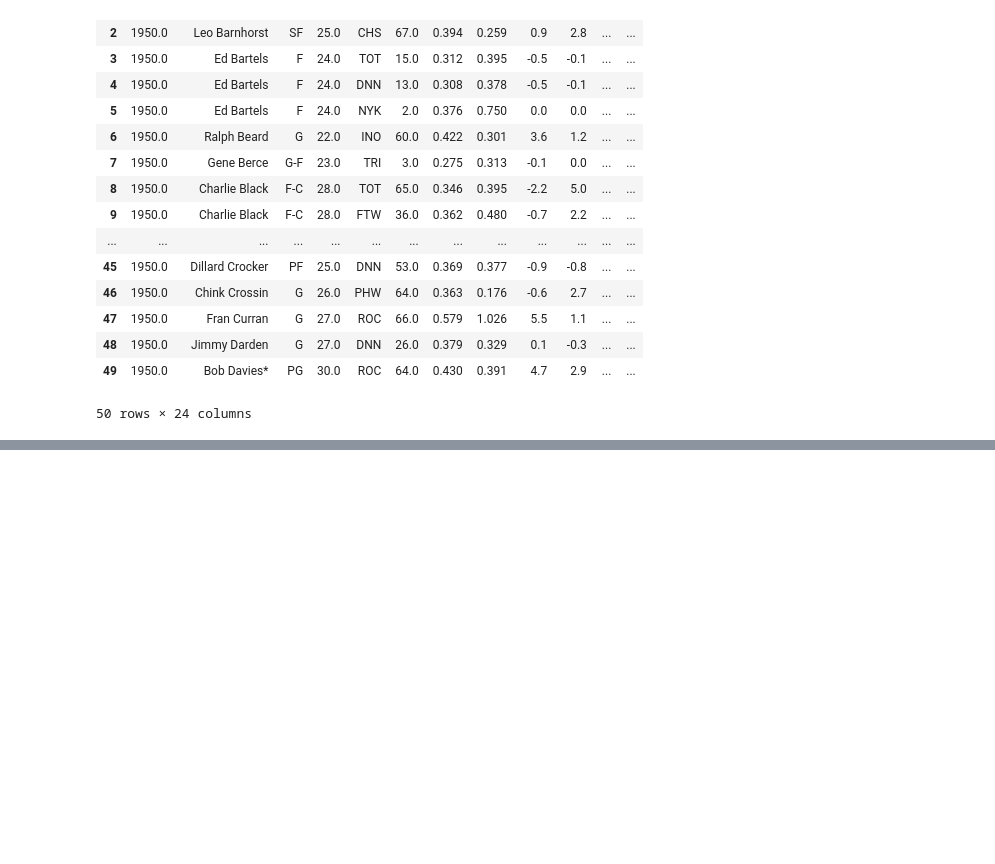
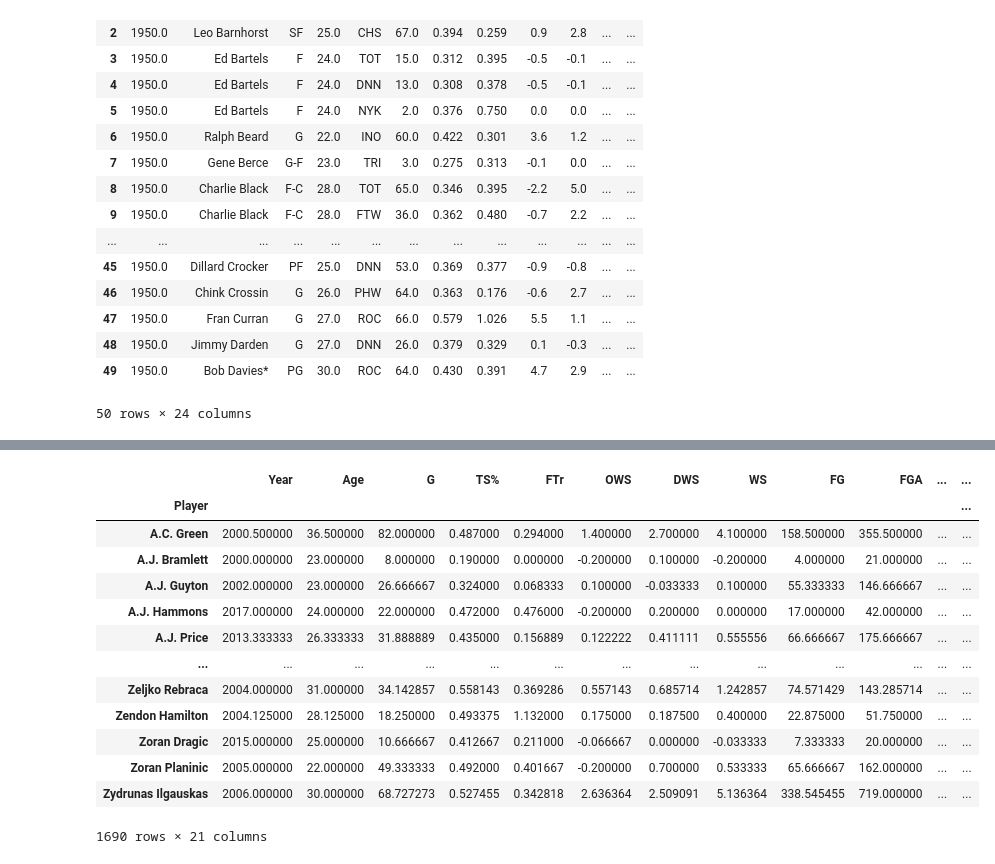
Before and after one commit to AliBailoun234/Final_project, a Jupyter notebook: Analysis.ipynb, the cells around one changed output, grey strips where cells are left out. Drawn from its saved outputs; the diff is of its cells as text; code cells hidden in the pictures; blank space fills up the shorter version.

```diff
--- a/Analysis.ipynb
+++ b/Analysis.ipynb
@@ -67,0 +104,17 @@ Seasons_Stats.head(50)
+# %%
+Stats_by_Player_avg
+# %% [output]
+|  | Year | Age | G | TS% | FTr | OWS | DWS | WS | FG | FGA | ... | ... |
+| Player |  |  |  |  |  |  |  |  |  |  |  | ... |
+| A.C. Green | 2000.500000 | 36.500000 | 82.000000 | 0.487000 | 0.294000 | 1.400000 | 2.700000 | 4.100000 | 158.500000 | 355.500000 | ... | ... |
+| A.J. Bramlett | 2000.000000 | 23.000000 | 8.000000 | 0.190000 | 0.000000 | -0.200000 | 0.100000 | -0.200000 | 4.000000 | 21.000000 | ... | ... |
+| A.J. Guyton | 2002.000000 | 23.000000 | 26.666667 | 0.324000 | 0.068333 | 0.100000 | -0.033333 | 0.100000 | 55.333333 | 146.666667 | ... | ... |
+| A.J. Hammons | 2017.000000 | 24.000000 | 22.000000 | 0.472000 | 0.476000 | -0.200000 | 0.200000 | 0.000000 | 17.000000 | 42.000000 | ... | ... |
+| A.J. Price | 2013.333333 | 26.333333 | 31.888889 | 0.435000 | 0.156889 | 0.122222 | 0.411111 | 0.555556 | 66.666667 | 175.666667 | ... | ... |
+| ... | ... | ... | ... | ... | ... | ... | ... | ... | ... | ... | ... | ... |
+| Zeljko Rebraca | 2004.000000 | 31.000000 | 34.142857 | 0.558143 | 0.369286 | 0.557143 | 0.685714 | 1.242857 | 74.571429 | 143.285714 | ... | ... |
+| Zendon Hamilton | 2004.125000 | 28.125000 | 18.250000 | 0.493375 | 1.132000 | 0.175000 | 0.187500 | 0.400000 | 22.875000 | 51.750000 | ... | ... |
+| Zoran Dragic | 2015.000000 | 25.000000 | 10.666667 | 0.412667 | 0.211000 | -0.066667 | 0.000000 | -0.033333 | 7.333333 | 20.000000 | ... | ... |
+| Zoran Planinic | 2005.000000 | 22.000000 | 49.333333 | 0.492000 | 0.401667 | -0.200000 | 0.700000 | 0.533333 | 65.666667 | 162.000000 | ... | ... |
+| Zydrunas Ilgauskas | 2006.000000 | 30.000000 | 68.727273 | 0.527455 | 0.342818 | 2.636364 | 2.509091 | 5.136364 | 338.545455 | 719.000000 | ... | ... |
+1690 rows × 21 columns
```
Also changed, not shown: parts of 5 cells of this notebook.
